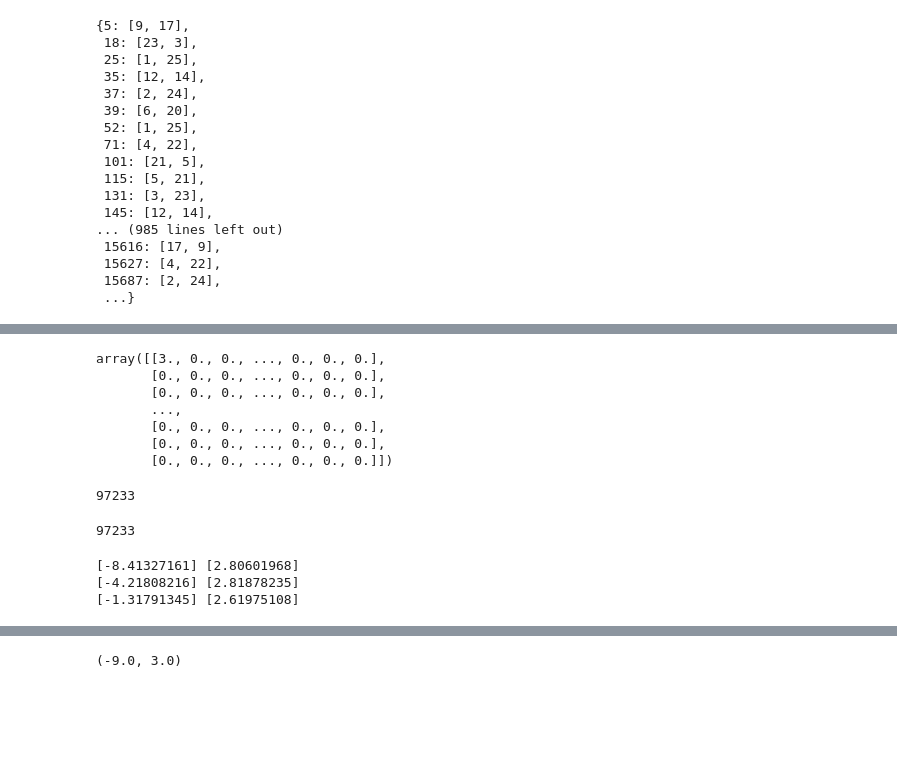
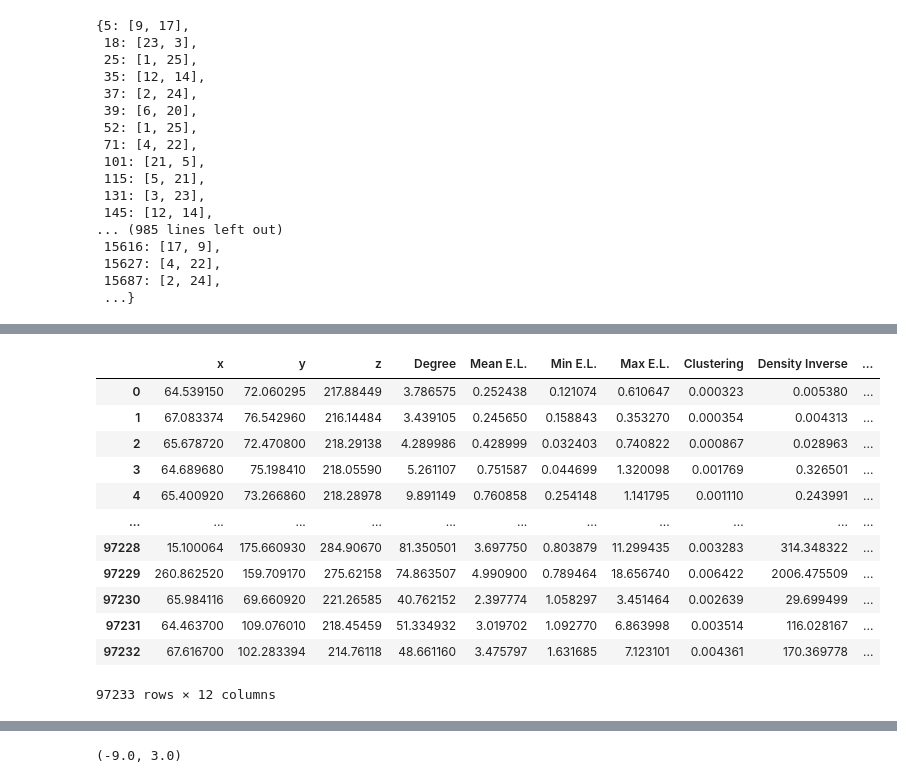
Before and after one commit to jdpkololgi/Illustris, a Jupyter notebook: potential_field.ipynb, the cells around one changed output, grey strips where cells are left out. Cells and saved outputs as stored; diff of their text form; code cells hidden in the pictures; blank space fills up the shorter version.

```diff
--- a/potential_field.ipynb
+++ b/potential_field.ipynb
@@ -325,10 +348,0 @@ IndexError: index 512 is out of bounds for axis 0 with size 512
-# %%
-neigh_cweb
-# %% [output]
-array([[3., 0., 0., ..., 0., 0., 0.],
-       [0., 0., 0., ..., 0., 0., 0.],
-       [0., 0., 0., ..., 0., 0., 0.],
-       ...,
-       [0., 0., 0., ..., 0., 0., 0.],
-       [0., 0., 0., ..., 0., 0., 0.],
-       [0., 0., 0., ..., 0., 0., 0.]])
@@ -341,24 +349,16 @@ for i in range(len(x)):
-# %%
-len(edgeflag)
-# %% [output]
-97233
-# %%
-len(np.where(testcat.Sw_subhalos != 0.)[0])
-# %% [output]
-97233
-# %%
-indices_Sc=np.argwhere(testcat.Sc_subhalos != 0.)
-indices_Sf=np.argwhere(testcat.Sf_subhalos != 0.)
-indices_Sw=np.argwhere(testcat.Sw_subhalos != 0.)
-
-hist_Sc=np.log10(testcat.Sc_subhalos[indices_Sc])
-hist_Sf=np.log10(testcat.Sf_subhalos[indices_Sf])
-hist_Sw=np.log10(testcat.Sw_subhalos[indices_Sw])
-
-print(min(hist_Sc), max(hist_Sc))
-print(min(hist_Sf), max(hist_Sf))
-print(min(hist_Sw), max(hist_Sw))
-# %% [output]
-[-8.41327161] [2.80601968]
-[-4.21808216] [2.81878235]
-[-1.31791345] [2.61975108]
+# %%
+tab2
+# %% [output]
+|  | x | y | z | Degree | Mean E.L. | Min E.L. | Max E.L. | Clustering | Density Inverse | ... |
+| 0 | 64.539150 | 72.060295 | 217.88449 | 3.786575 | 0.252438 | 0.121074 | 0.610647 | 0.000323 | 0.005380 | ... |
+| 1 | 67.083374 | 76.542960 | 216.14484 | 3.439105 | 0.245650 | 0.158843 | 0.353270 | 0.000354 | 0.004313 | ... |
+| 2 | 65.678720 | 72.470800 | 218.29138 | 4.289986 | 0.428999 | 0.032403 | 0.740822 | 0.000867 | 0.028963 | ... |
+| 3 | 64.689680 | 75.198410 | 218.05590 | 5.261107 | 0.751587 | 0.044699 | 1.320098 | 0.001769 | 0.326501 | ... |
+| 4 | 65.400920 | 73.266860 | 218.28978 | 9.891149 | 0.760858 | 0.254148 | 1.141795 | 0.001110 | 0.243991 | ... |
+| ... | ... | ... | ... | ... | ... | ... | ... | ... | ... | ... |
+| 97228 | 15.100064 | 175.660930 | 284.90670 | 81.350501 | 3.697750 | 0.803879 | 11.299435 | 0.003283 | 314.348322 | ... |
+| 97229 | 260.862520 | 159.709170 | 275.62158 | 74.863507 | 4.990900 | 0.789464 | 18.656740 | 0.006422 | 2006.475509 | ... |
+| 97230 | 65.984116 | 69.660920 | 221.26585 | 40.762152 | 2.397774 | 1.058297 | 3.451464 | 0.002639 | 29.699499 | ... |
+| 97231 | 64.463700 | 109.076010 | 218.45459 | 51.334932 | 3.019702 | 1.092770 | 6.863998 | 0.003514 | 116.028167 | ... |
+| 97232 | 67.616700 | 102.283394 | 214.76118 | 48.661160 | 3.475797 | 1.631685 | 7.123101 | 0.004361 | 170.369778 | ... |
+97233 rows × 12 columns
```
Also changed, not shown: parts of 14 cells of this notebook, 1 other file.
